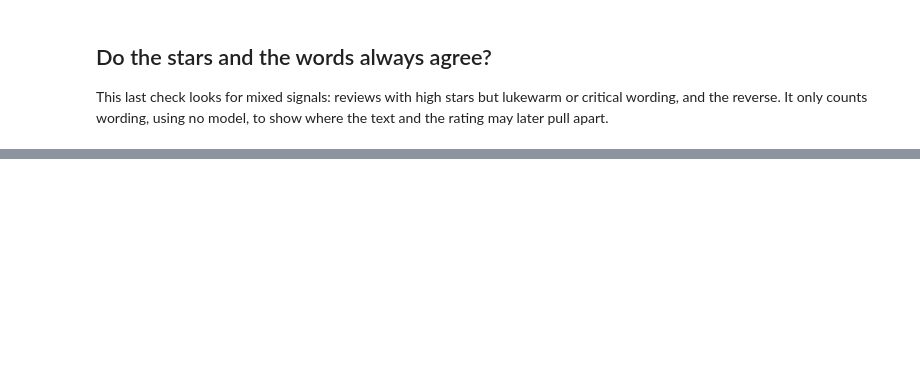
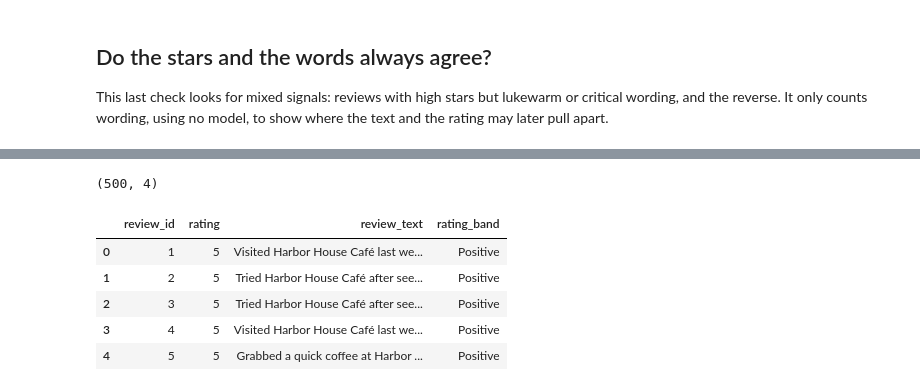
Before and after one commit to sjcodingpro/machine-learning-python-template, a Jupyter notebook: src/explore.ipynb, the cells around one changed output, grey strips where cells are left out. Saved outputs shown, nothing was run; the diff lists cells and outputs as text; code cells hidden in the pictures; blank space fills up the shorter version.

Commit message:
Add insights, cleaning proposal and cleaned data

```diff
--- a/src/explore.ipynb
+++ b/src/explore.ipynb
@@ -158,0 +267,14 @@ _(pending)_
+# %%
+df_clean = df[["review_id", "rating", "review_text"]].copy()
+df_clean["rating_band"] = df_clean["rating"].map({1: "Negative", 2: "Negative", 3: "Neutral", 4: "Positive", 5: "Positive"})
+df_clean.to_csv("../data/processed/reviews_clean.csv", index=False)
+print(df_clean.shape)
+df_clean.head()
+# %% [output]
+(500, 4)
+|  | review_id | rating | review_text | rating_band |
+| 0 | 1 | 5 | Visited Harbor House Café last we... | Positive |
+| 1 | 2 | 5 | Tried Harbor House Café after see... | Positive |
+| 2 | 3 | 5 | Tried Harbor House Café after see... | Positive |
+| 3 | 4 | 5 | Visited Harbor House Café last we... | Positive |
+| 4 | 5 | 5 | Grabbed a quick coffee at Harbor ... | Positive |
```
Also changed, not shown: parts of 11 cells of this notebook, 2 other files.
